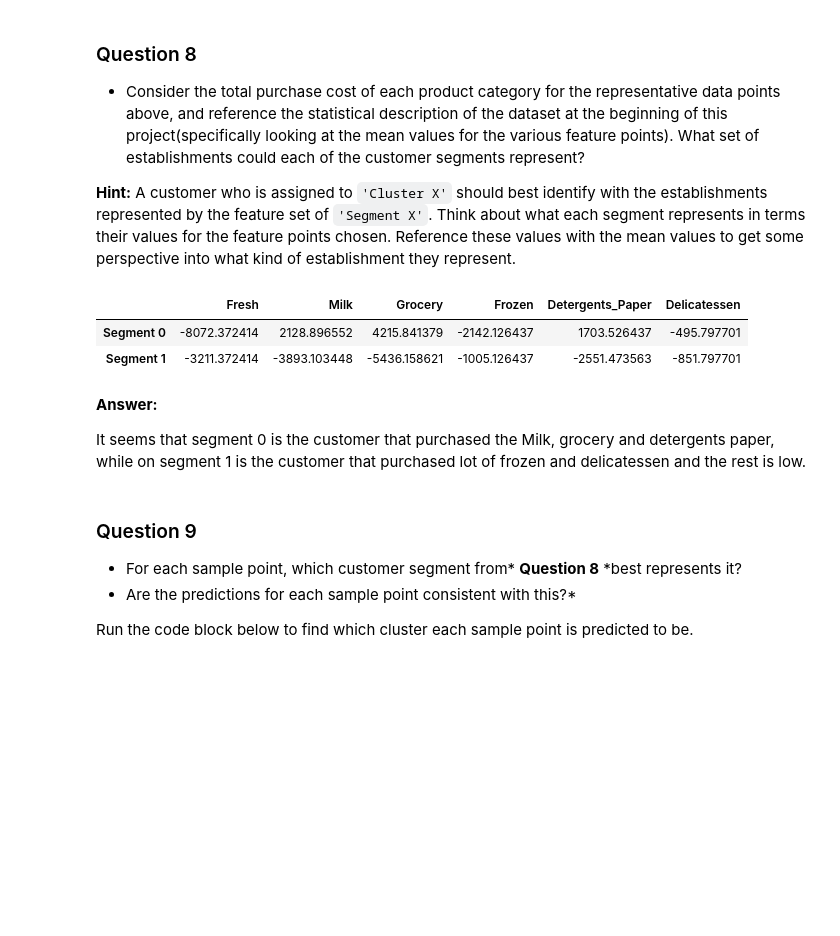
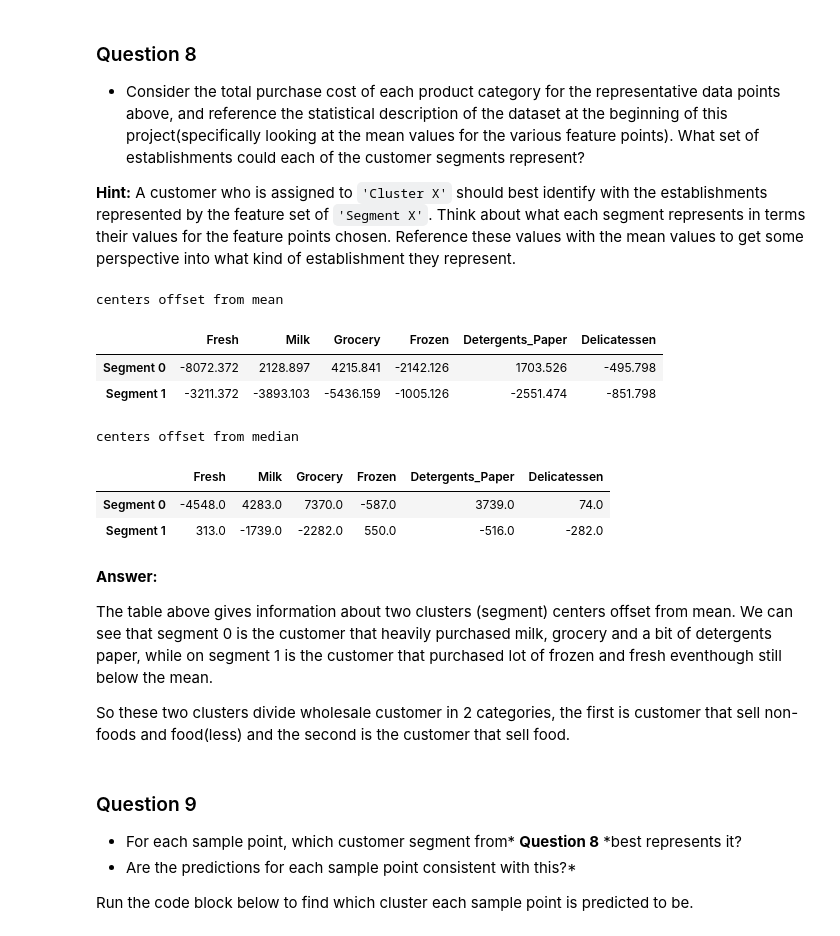
Before and after one commit to DimasAdinugroho/machine-learning-nanodegree, a Jupyter notebook: customer_segments/customer_segments.ipynb, the cells around one changed output. Saved outputs shown, nothing was run; the diff lists cells and outputs as text; code cells hidden in the pictures; blank space fills up the shorter version.

```diff
--- a/customer_segments/customer_segments.ipynb
+++ b/customer_segments/customer_segments.ipynb
@@ -508,7 +552,7 @@ from sklearn.metrics import silhouette_score
 def n_clusters(n, cluster_algoritm):
     param = {
         'kmeans': {'n_clusters':n, 'random_state':29},
-        'gmm': {}
+        'gmm': {'n_components':n, 'covariance_type': 'spherical', 'random_state':29}
     }
 
     clusterer = {
@@ -523,7 +567,7 @@ def n_clusters(n, cluster_algoritm):
     # TODO: Find the cluster centers
     centers = {
         'kmeans': clusterer['kmeans'].cluster_centers_,
-        'gmm': {}
+        'gmm': clusterer['gmm'].means_
     }
     # TODO: Predict the cluster for each transformed sample data point
     sample_preds = {
@@ -532,13 +576,14 @@ def n_clusters(n, cluster_algoritm):
     }
     # TODO: Calculate the mean silhouette coefficient for the number of clusters chosen
     score = {
-        'kmeans': silhouette_score(reduced_data, clusterer['kmeans'].labels_, metric='euclidean'),
-        'gmm': {}
+        'kmeans': silhouette_score(reduced_data, preds['kmeans'], metric='euclidean'),
+        'gmm': silhouette_score(reduced_data, preds['gmm'], metric='euclidean'),
     }
     return score[cluster_algoritm]
 # %%
+algo_name = 'kmeans'
 for i in range(2, 7):
-    print 'score by {} of clusters for kmeans: {}'.format(i, n_clusters(i, 'kmeans'))
+    print 'score by {} of clusters for {}: {}'.format(i, algo_name, n_clusters(i, algo_name))
 # %% [output]
 score by 2 of clusters for kmeans: 0.426877212363
 score by 3 of clusters for kmeans: 0.397952878275
@@ -563,0 +604,11 @@ vs.cluster_results(reduced_data, preds['kmeans'], centers['kmeans'], pca_samples
+# %%
+# using 2 clusters
+param = {'n_clusters':2, 'random_state':29}
+clusterer = KMeans(**param).fit(reduced_data)
+
+preds = clusterer.predict(reduced_data)
+
+centers = clusterer.cluster_centers_
+sample_preds = clusterer.predict(reduced_samples)
+
+vs.cluster_results(reduced_data, preds, centers, pca_samples)
@@ -570,7 +623,7 @@ In the code block below, you will need to implement the following:
  - Apply the inverse function of `np.log` to `log_centers` using `np.exp` and assign the true centers to `true_centers`.
 # %%
 # TODO: Inverse transform the centers
-log_centers = pca_2.inverse_transform(centers['kmeans'])
+log_centers = pca_2.inverse_transform(centers)
 
 # TODO: Exponentiate the centers
 true_centers = np.exp(log_centers)
@@ -590,17 +643,29 @@ display(true_centers)
 * Consider the total purchase cost of each product category for the representative data points above, and reference the statistical description of the dataset at the beginning of this project(specifically looking at the mean values for the various feature points). What set of establishments could each of the customer segments represent?
 
 **Hint:** A customer who is assigned to `'Cluster X'` should best identify with the establishments represented by the feature set of `'Segment X'`. Think about what each segment represents in terms their values for the feature points chosen. Reference these values with the mean values to get some perspective into what kind of establishment they represent.
-# %%
-good_unscaled_data = data.drop(data.index[outliers]).reset_index(drop = True)
-true_centers - good_unscaled_data.mean()
-# %% [output]
-|  | Fresh | Milk | Grocery | Frozen | Detergents_Paper | Delicatessen |
-| Segment 0 | -8072.372414 | 2128.896552 | 4215.841379 | -2142.126437 | 1703.526437 | -495.797701 |
-| Segment 1 | -3211.372414 | -3893.103448 | -5436.158621 | -1005.126437 | -2551.473563 | -851.797701 |
+# %%
+print 'centers offset from mean'
+good_unscaled_data = data.drop(data.index[outliers]).reset_index(drop = True)
+display(true_centers - np.around(good_unscaled_data.mean(), decimals=3))
+
+print 'centers offset from median'
+good_unscaled_data = data.drop(data.index[outliers]).reset_index(drop = True)
+display(true_centers - np.around(good_unscaled_data.median(), decimals=3))
+# %% [output]
+centers offset from mean
+|  | Fresh | Milk | Grocery | Frozen | Detergents_Paper | Delicatessen |
+| Segment 0 | -8072.372 | 2128.897 | 4215.841 | -2142.126 | 1703.526 | -495.798 |
+| Segment 1 | -3211.372 | -3893.103 | -5436.159 | -1005.126 | -2551.474 | -851.798 |
+centers offset from median
+|  | Fresh | Milk | Grocery | Frozen | Detergents_Paper | Delicatessen |
+| Segment 0 | -4548.0 | 4283.0 | 7370.0 | -587.0 | 3739.0 | 74.0 |
+| Segment 1 | 313.0 | -1739.0 | -2282.0 | 550.0 | -516.0 | -282.0 |
 # %% [markdown]
 **Answer:**
 
-It seems that segment 0 is the customer that purchased the Milk, grocery and detergents paper, while on segment 1 is the customer that purchased lot of frozen and delicatessen and the rest is low.
+The table above gives information about two clusters (segment) centers offset from mean. We can see that segment 0 is the customer that heavily purchased milk, grocery and a bit of detergents paper, while on segment 1 is the customer that purchased lot of frozen and fresh eventhough still below the mean.
+
+So these two clusters divide wholesale customer in 2 categories, the first is customer that sell non-foods and food(less) and the second is the customer that sell food.
 # %% [markdown]
 ### Question 9
 
```
Also changed, not shown: parts of 14 cells of this notebook, 1 other file.
